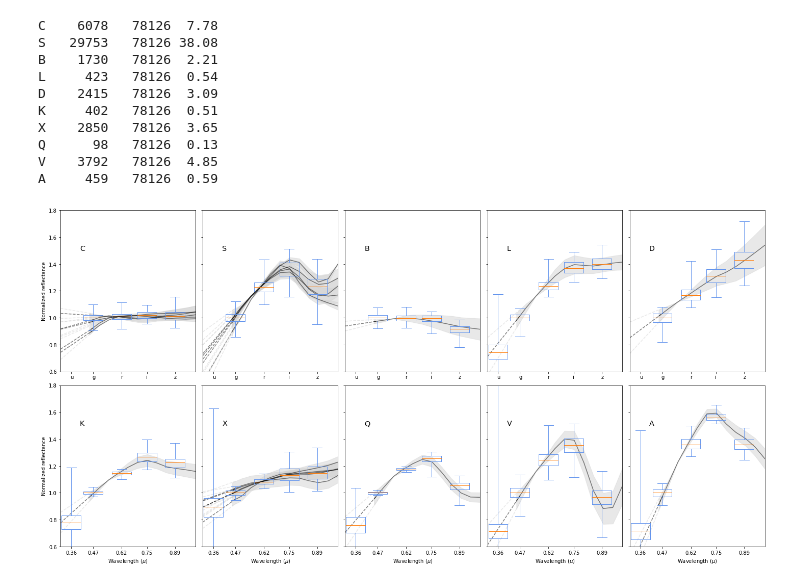
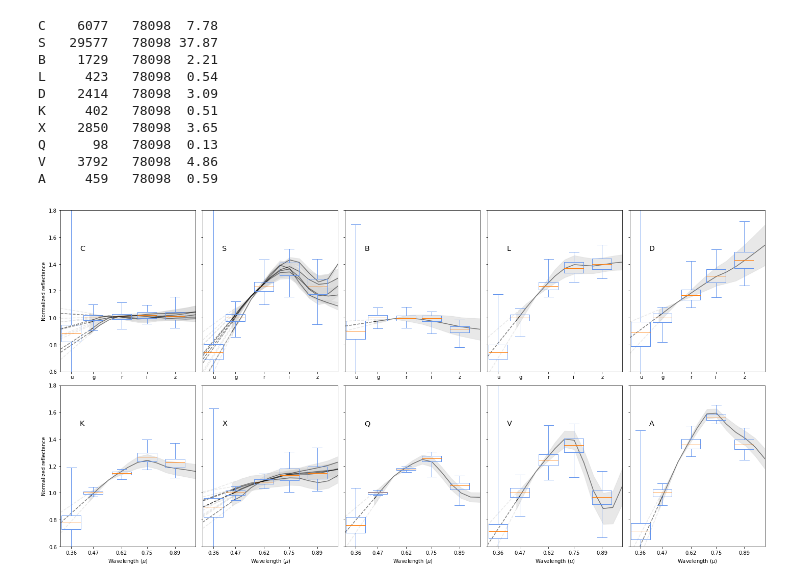
Before and after one commit to AlexeySergeyev/myutils, a Jupyter notebook: taxoCa.ipynb, the cells around one changed output. Drawn from its saved outputs; the diff is of its cells as text; code cells hidden in the pictures.

```diff
--- a/taxoCa.ipynb
+++ b/taxoCa.ipynb
@@ -122,6 +226,7 @@ c5 = taxo_gauss.iloc[:,:-1].max(axis=1)
 cond = c5 > 0.5
 a5[~cond] = 'U'
 b5 = np.array([complex_list.index(x) for x in a5])
-col = bound['color']
-col.loc[10] = 'black'
 colors5 = col[b5]
+
+sdss['complex'] = a5
+sdss['complex'].value_counts()
@@ -128,3 +246,5 @@ colors5 = col[b5]
+# %%
+markers = ['.', '+', 'x', 'v', '^', '1', '2', '3', '4', 's', '*']
 # %%
 # miss = ['U', 'V', 'D', 'S']
 miss = ['U']
@@ -237,5 +363,3 @@ dico = {'A': ['A'],
         'S': ['S', 'Sa', 'Sq', 'Sr', 'Sv'],
         'X': ['X', 'Xc', 'Xe', 'Xk', 'Xn'],
         'V': ['V'] }
-# %%
-sdss.loc[:, 'complex'] = list(a5)
@@ -271,3 +366,7 @@ bound
+# %%
+# Drop rows with magnitude nan values
+psf_list = ['psfMag_u', 'psfMag_g', 'psfMag_r', 'psfMag_i', 'psfMag_z']
+sdss = sdss[~sdss[psf_list].isnull().any(axis=1)]
 # %%
 fig, ax = plt.subplots(2, 5, figsize=(20,10), sharex='all', sharey='all')
 fax = ax.ravel()
@@ -275,6 +374,7 @@ for i in range(bound.__len__()):
     curClass = bound['class'][i]
 
     sso = sdss[sdss['complex']==curClass]
+
     print('{:1s} {:7d} {:7d} {:5.2f}'.format(
             curClass, len(sso), len(sdss), 100*float(len(sso))/len(sdss)))
 
@@ -290,7 +390,7 @@ for i in range(bound.__len__()):
 
     loc = dico[curClass]
     for kC in range(len(loc)):
-        bdm = pd.read_csv(f'data/bdm_class/class_{loc[kC]}.csv')
+        bdm = pd.read_csv(f'{path}/bdm_class/class_{loc[kC]}.csv')
         bdm['Deviation'] *= (np.median(flux_r)/bdm['Average'][3])
         bdm['Average'] *= (np.median(flux_r)/bdm['Average'][3])
 
@@ -315,48 +415,41 @@ for i in range(bound.__len__()):
             fax[i].plot(line_X, line_dy, color='lightgray', linestyle='--', alpha=0.5)
             fax[i].fill_between( bdm['Wavelength'], bdm['Average']-bdm['Deviation'],
                                  bdm['Average']+bdm['Deviation'], color='lightgray',
                                  alpha=0.5)
         fax[i].plot(bdm['Wavelength'], bdm['Average'], color='black', alpha=0.5)
 
     whisker = fax[i].boxplot(fluxes, positions=wave, whis=95, widths=0.1)
     plt.setp(whisker['boxes'], color='cornflowerblue')
     plt.setp(whisker['whiskers'], color='cornflowerblue')
     plt.setp(whisker['fliers'], color='cornflowerblue')
     plt.setp(whisker['caps'], color='cornflowerblue')
 
     fax[i].set_xlim([0.3, 1])
     fax[i].set_ylim([0.6, 1.8])
     fax[i].text(0.4, 1.5, curClass, fontsize='x-large')
 
-    # fax[i].set_xlabel([])
-
-    # for j, n in enumerate(wave_label):
-    #     fax[i].text(wave[j], 1.7, n)
-
-fig.canvas.draw()
-# plt.subplots_adjust(left=0.125, bottom=0.05, right=0.95, top=0.98, wspace=None, hspace=0.001)
 
 plt.setp(fax, xticks=wave, xticklabels=[f'{x:.2f}' for x in wave])
 for i in range(5, 10):
     fax[i].set_xlabel(r'Wavelength ($\mu$)')
 
 for i in range(5):
     for j in range(len(wave)):
         fax[i].text(wave[j]-0.005, 0.55, wave_label[j])
 
 fax[0].set_ylabel('Normalized reflectance')
 fax[5].set_ylabel('Normalized reflectance')
 
 fig.tight_layout()
 # %% [output]
-C    6078   78126  7.78
-S   29753   78126 38.08
-B    1730   78126  2.21
-L     423   78126  0.54
-D    2415   78126  3.09
-K     402   78126  0.51
-X    2850   78126  3.65
-Q      98   78126  0.13
-V    3792   78126  4.85
-A     459   78126  0.59
+C    6077   78098  7.78
+S   29577   78098 37.87
+B    1729   78098  2.21
+L     423   78098  0.54
+D    2414   78098  3.09
+K     402   78098  0.51
+X    2850   78098  3.65
+Q      98   78098  0.13
+V    3792   78098  4.86
+A     459   78098  0.59
-[figure, old version]
+[figure, new version]
```
Also changed, not shown: parts of 18 cells of this notebook.
